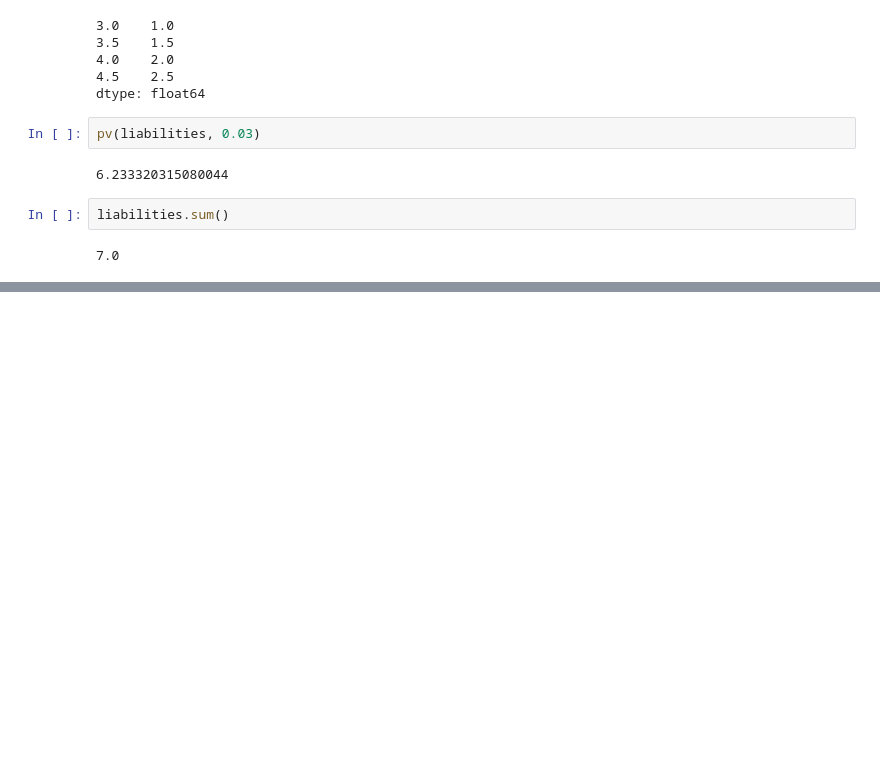
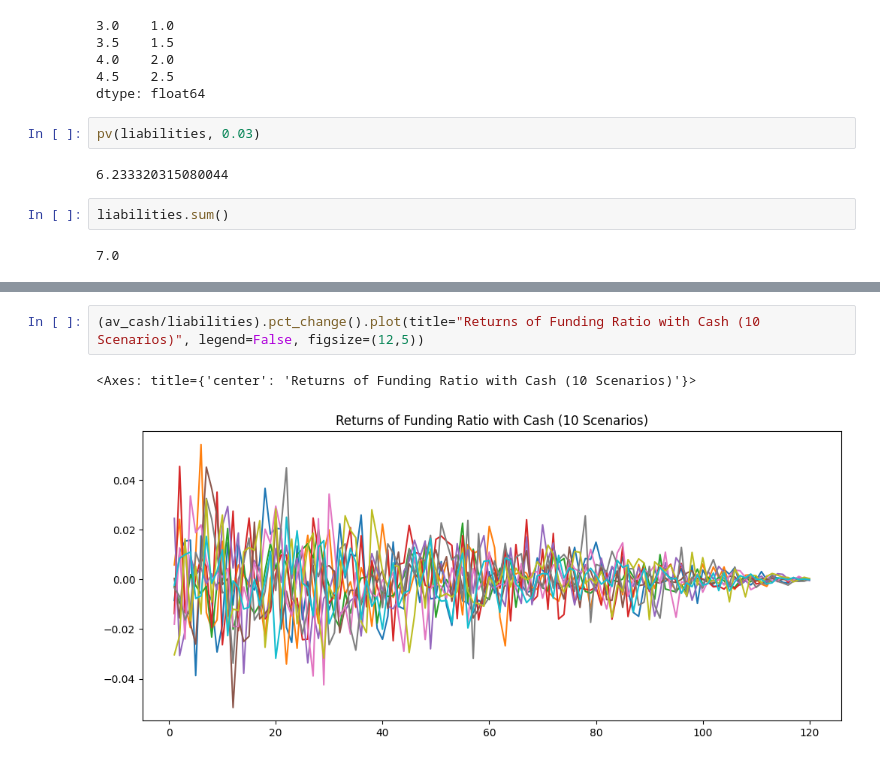
Before and after one commit to lishenjian1996/Programming-Study, a Jupyter notebook: Investment Management with Python and Machine Learning/Introduction to Portfolio Construction and Analysis with Python/week4-introduction to asset-liability management-1.ipynb, the cells around one changed output, grey strips where cells are left out. Saved outputs shown, nothing was run; the diff lists cells and outputs as text; blank space fills up the shorter version.

```diff
--- a/Investment Management with Python and Machine Learning/Introduction to Portfolio Construction and Analysis with Python/week4-introduction to asset-liability management-1.ipynb
+++ b/Investment Management with Python and Machine Learning/Introduction to Portfolio Construction and Analysis with Python/week4-introduction to asset-liability management-1.ipynb
@@ -82,0 +360,5 @@ liabilities.sum()
+# %%
+(av_cash/liabilities).pct_change().plot(title="Returns of Funding Ratio with Cash (10 Scenarios)", legend=False, figsize=(12,5))
+# %% [output]
+<Axes: title={'center': 'Returns of Funding Ratio with Cash (10 Scenarios)'}>
+[figure, added]
```
Also changed, not shown: parts of 47 cells of this notebook, 1 other file.
